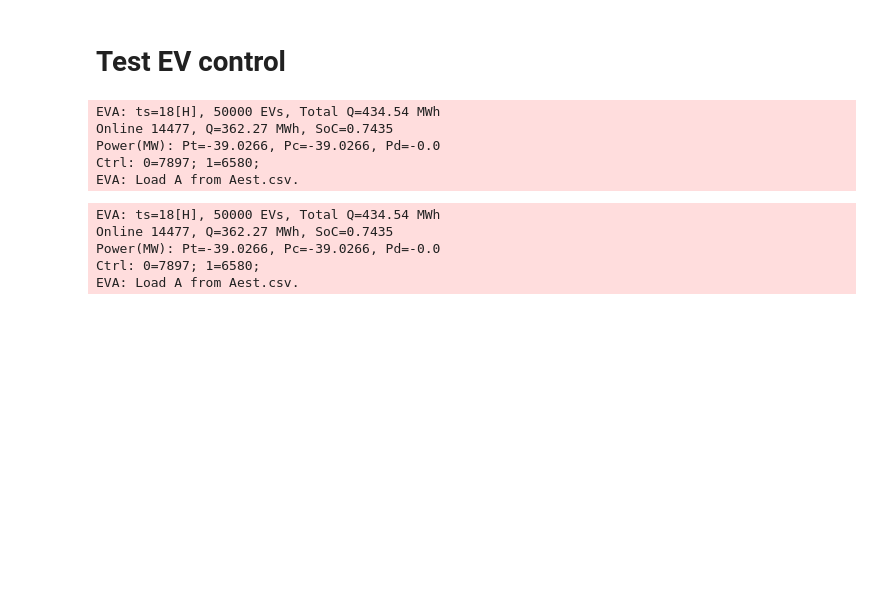
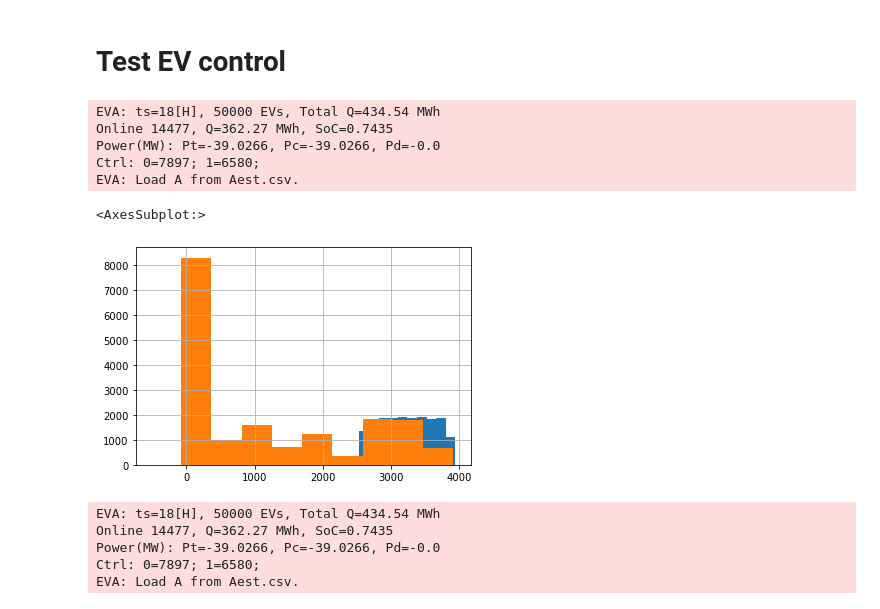
Before and after one commit to jinningwang/andes, a Jupyter notebook: jwang/notes/test_ev_ssm_speed.ipynb, the cells around one changed output. Drawn from its saved outputs; the diff is of its cells as text; code cells hidden in the pictures; blank space fills up the shorter version.

```diff
--- a/jwang/notes/test_ev_ssm_speed.ipynb
+++ b/jwang/notes/test_ev_ssm_speed.ipynb
@@ -17,7 +17,7 @@ sse0 = ev_ssm(ts=18, N=50000, step=1, tp=40,
               lr=0.1, lp=40, seed=2022, name="EVA",
               n_pref=1, is_report=True,
               tt_mean=0.5, tt_var=0.2, tt_lb=0, tt_ub=1,
-              ict=False, ecc=True)
+              ict=True, ecc=True)
 sse0.load_A("Aest.csv")
 # %% [output]
 EVA: ts=18[H], 50000 EVs, Total Q=434.54 MWh
@@ -26,8 +26,11 @@ Power(MW): Pt=-39.0266, Pc=-39.0266, Pd=-0.0
 Ctrl: 0=7897; 1=6580;
 EVA: Load A from Aest.csv.
 # %%
-# sse0.ev['nam'].hist()
-# sse0.ev['na'].hist()
+sse0.ev['nam'].hist()
+sse0.ev['na'].hist()
+# %% [output]
+<AxesSubplot:>
+[figure, added]
 # %%
 # --- Response ---
 from ev_ssm import ev_ssm
```
Also changed, not shown: parts of 1 cell of this notebook, 1 other file.
